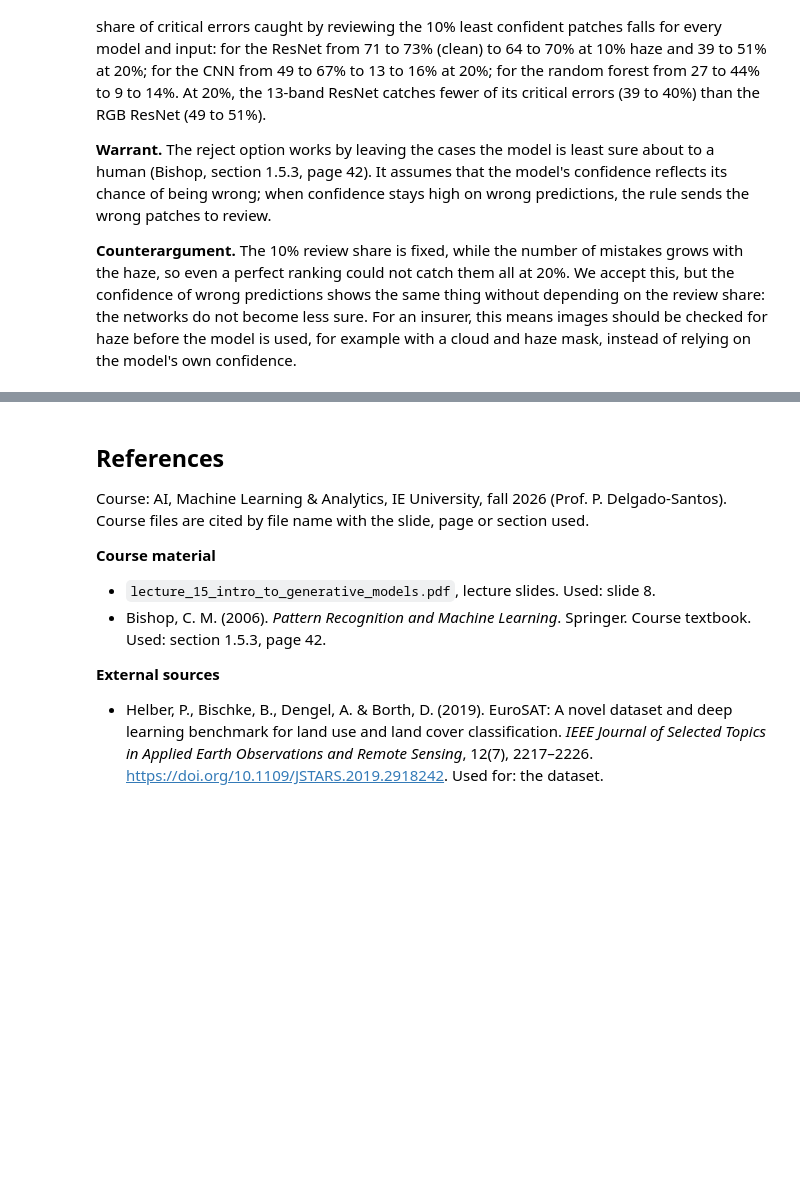
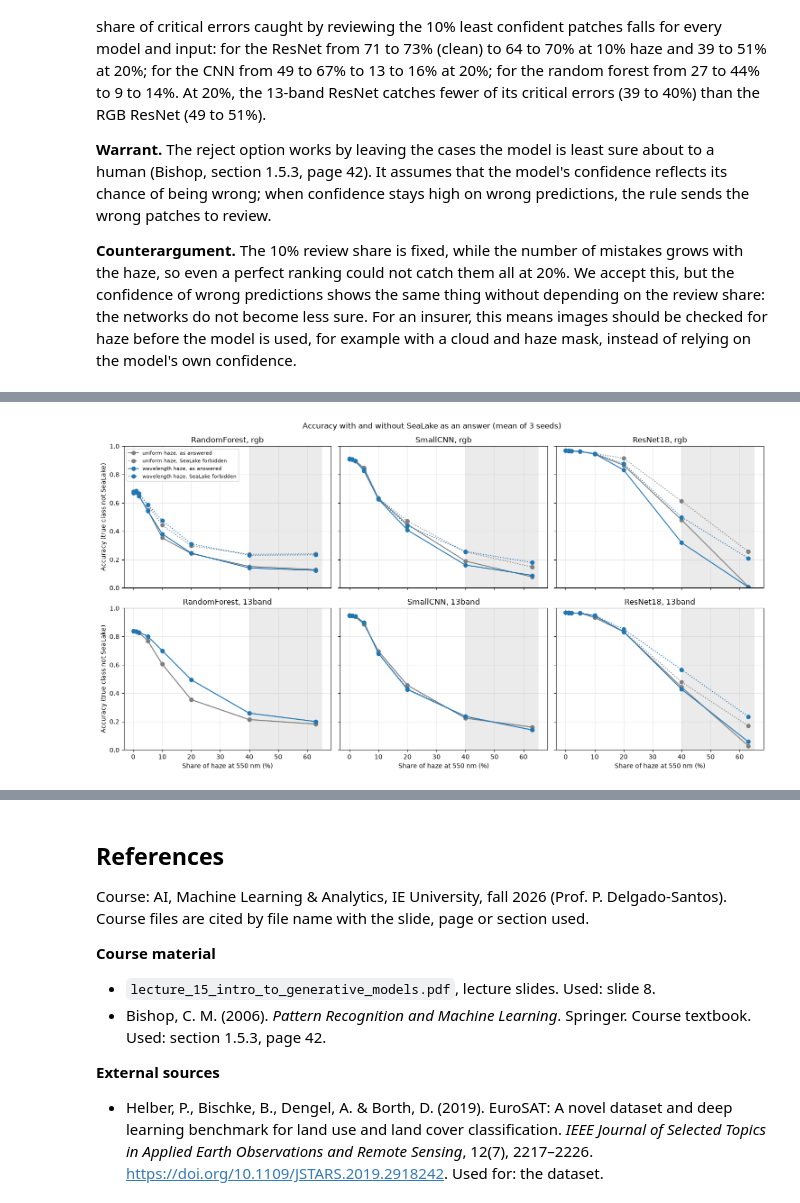
Before and after one commit to estellearnander/piece_of_crop, a Jupyter notebook: notebooks/07_haze.ipynb, the cells around one changed output, grey strips where cells are left out. Cells and saved outputs as stored; diff of their text form; code cells hidden in the pictures; blank space fills up the shorter version.

```diff
--- a/notebooks/07_haze.ipynb
+++ b/notebooks/07_haze.ipynb
@@ -482,0 +641,32 @@ plt.show()
+# %%
+measures = ["accuracy_other", "accuracy_other_no_sealake", "critical_other", "critical_other_no_sealake"]
+means_other = destinations.groupby(["model", "input", "profile", "haze_550"])[measures].mean()
+
+fig, axes = plt.subplots(len(INPUTS), len(MODELS), figsize=(15, 8), sharex=True, sharey=True)
+for row, input_type in enumerate(INPUTS):
+    for col, model_name in enumerate(MODELS):
+        ax = axes[row, col]
+        for profile in PROFILES:
+            line = means_other.loc[(model_name, input_type, profile)]
+            ax.plot(line.index * 100, line["accuracy_other"], marker="o", color=colours[profile], ls="-",
+                    label=f"{profile} haze, as answered")
+            ax.plot(line.index * 100, line["accuracy_other_no_sealake"], marker="o", color=colours[profile], ls=":",
+                    label=f"{profile} haze, SeaLake forbidden")
+        ax.axvspan(40, 65, color="0.92", zorder=0)
+        ax.set(title=f"{model_name}, {input_type}", ylim=(0, 1))
+        ax.grid(alpha=0.3)
+        if col == 0:
+            ax.set_ylabel("Accuracy (true class not SeaLake)")
+        if row == len(INPUTS) - 1:
+            ax.set_xlabel("Share of haze at 550 nm (%)")
+axes[0, 0].legend(fontsize=8)
+fig.suptitle("Accuracy with and without SeaLake as an answer (mean of 3 seeds)")
+fig.tight_layout()
+fig.savefig(figures_dir / "haze_without_sealake.png", dpi=150, bbox_inches="tight")
+plt.show()
+
+levels = [0.0, 0.10, 0.20, 0.40, 0.63]
+display(means_other[means_other.index.get_level_values("haze_550").isin(levels)]
+        .unstack("haze_550").round(3))
+# %% [output]
+[figure, added]
```
Also changed, not shown: parts of 11 cells of this notebook, 7 other files.
